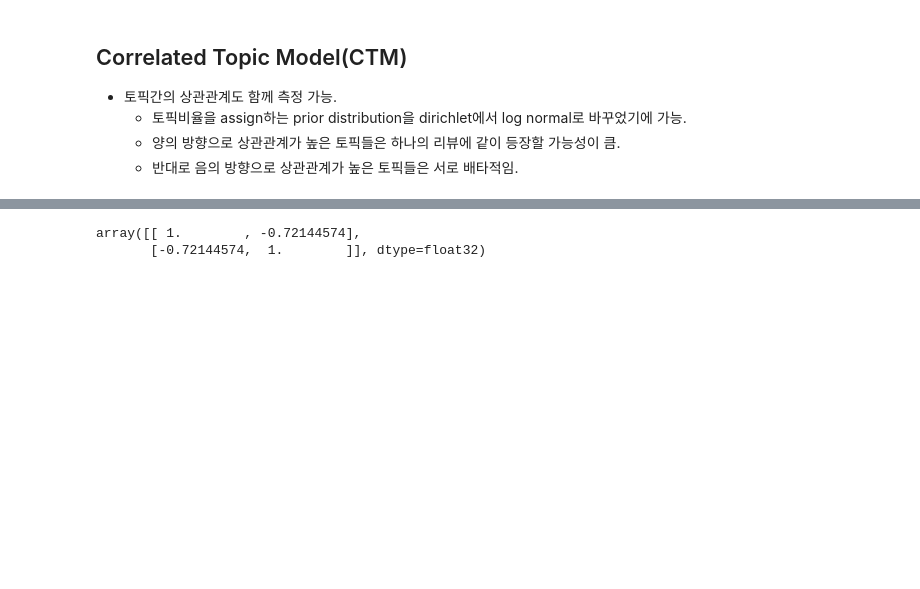
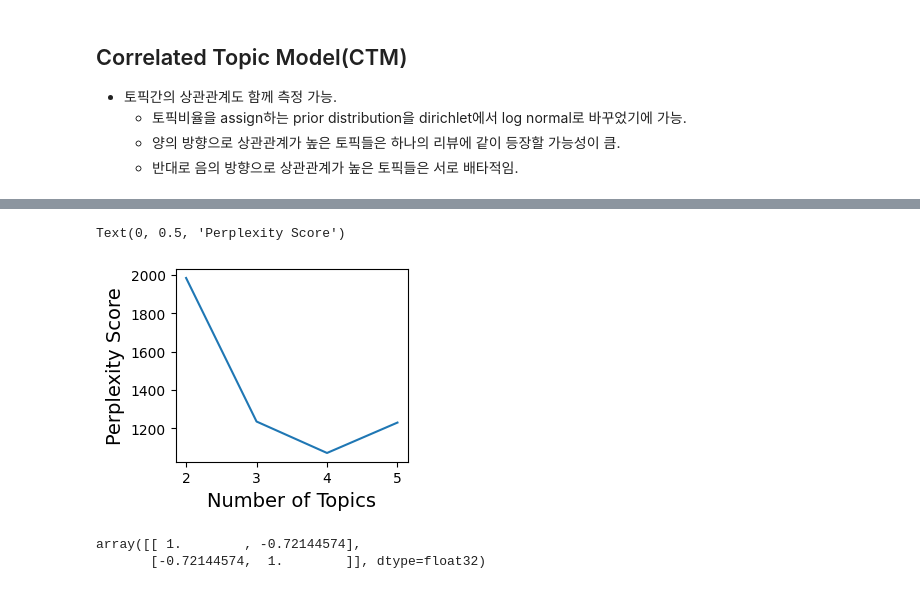
Before and after one commit to jinwu99/Text-mining-and-Sentiment-analysis, a Jupyter notebook: Sentiment Analysis/Movie_review_analysis.ipynb, the cells around one changed output, grey strips where cells are left out. Saved outputs shown, nothing was run; the diff lists cells and outputs as text; code cells hidden in the pictures; blank space fills up the shorter version.

```diff
--- a/Sentiment Analysis/Movie_review_analysis.ipynb
+++ b/Sentiment Analysis/Movie_review_analysis.ipynb
@@ -113 +119,29 @@ tokenized_doc = np.load('tokenized_morphs_movie_review.npy', allow_pickle=True)
+# %%
+import tomotopy as tp
+
+num_topics_list = range(2, 6)
+perplexity_scores = []
+
+for num_topics in num_topics_list:
+    mdl = tp.CTModel(k=num_topics)
+
+    # add docs
+    for d in range(train.shape[0]):
+        idx = mdl.add_doc(words=tokenized_doc[d])
+
+    # training
+    for i in range(0, 300, 10):
+        mdl.train(10)
+
+    perplexity_scores.append(mdl.perplexity)
+# %%
+import matplotlib.pyplot as plt
+
+plt.figure(figsize=(3,2.5))
+plt.plot([2,3,4,5],np.round(perplexity_scores,2))
+plt.xlabel('Number of Topics',fontdict={'size': 14})
+plt.ylabel('Perplexity Score',fontdict={'size': 14})
+# %% [output]
+Text(0, 0.5, 'Perplexity Score')
+[figure, added]
 # %%
```
Also changed, not shown: parts of 2 cells of this notebook.
